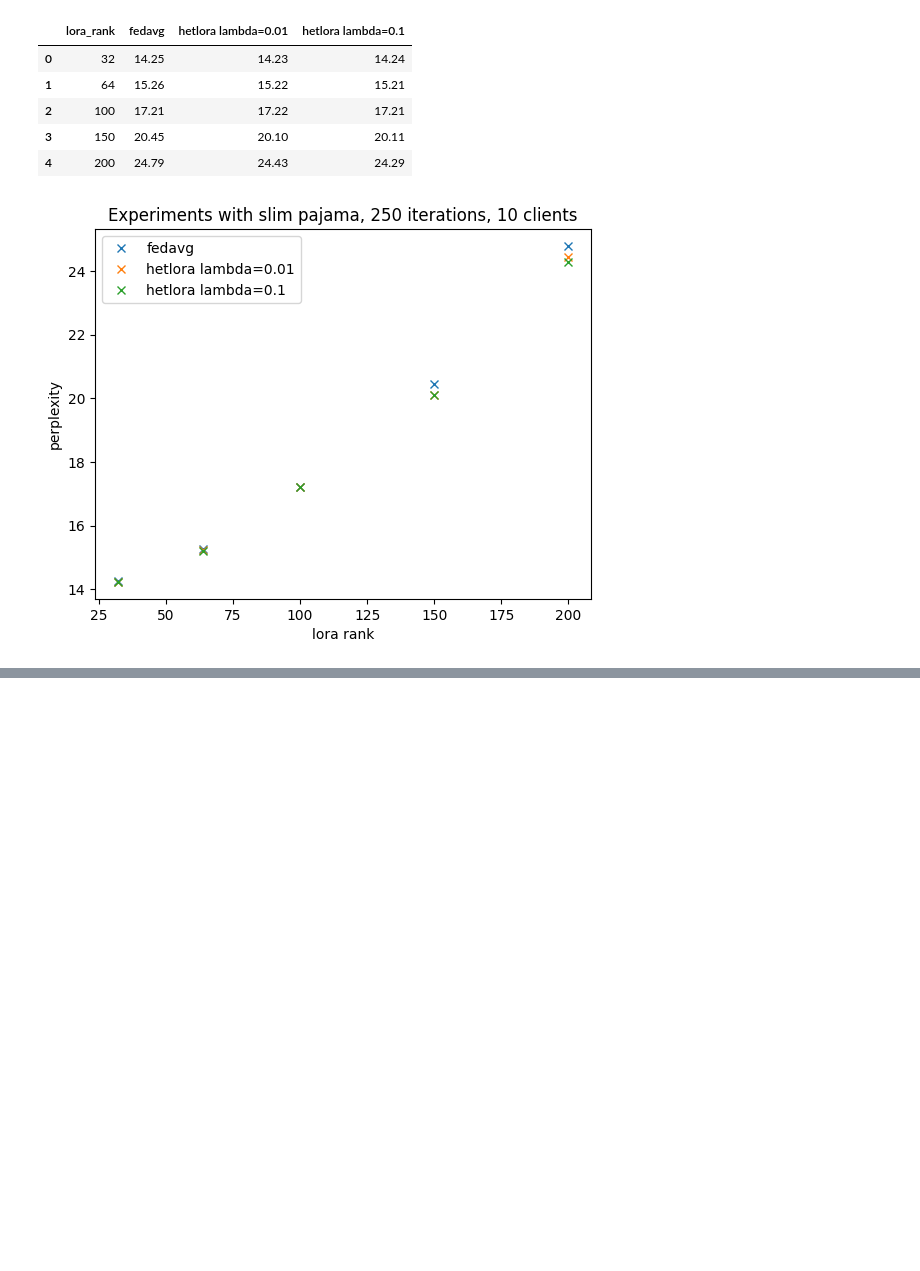
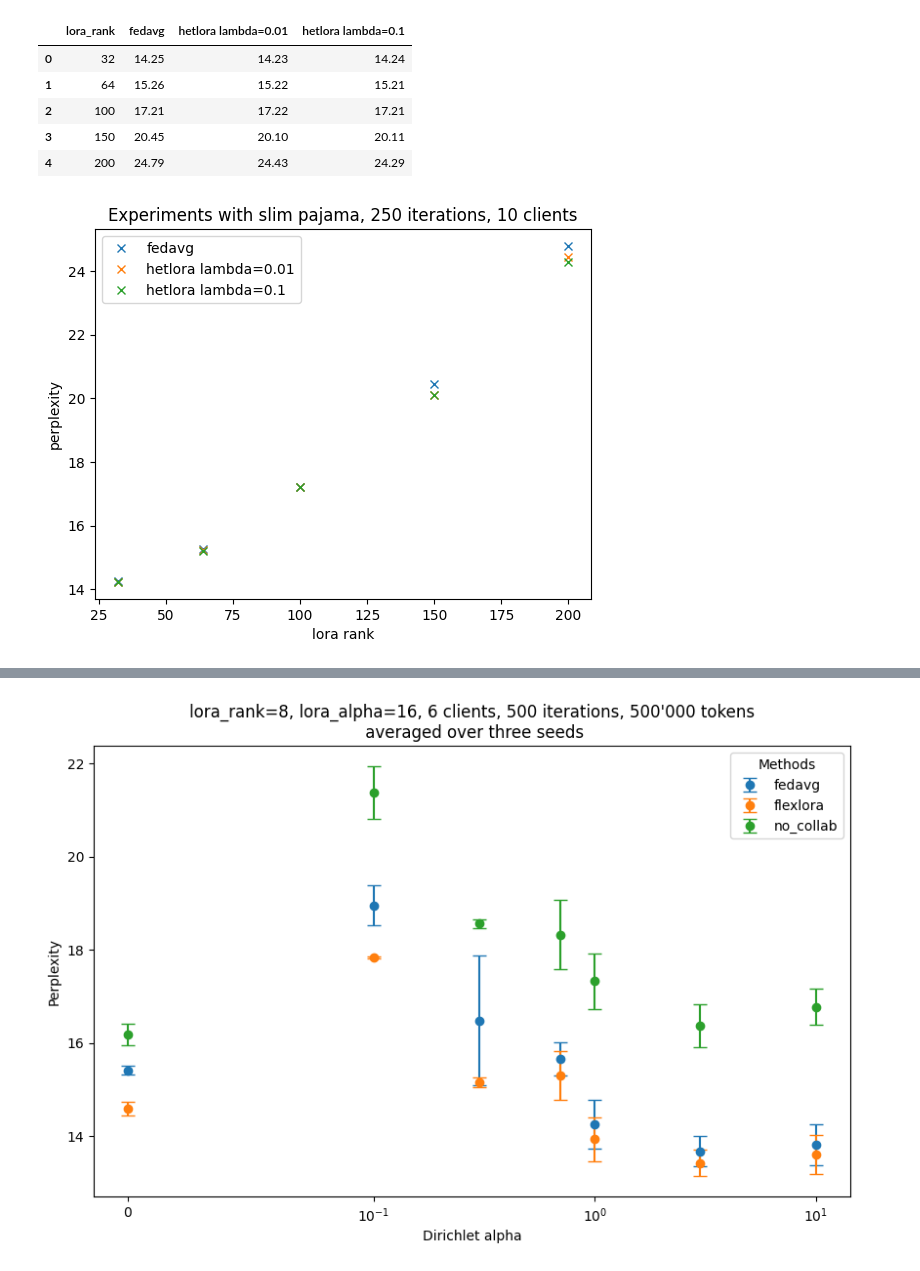
Before and after one commit to Matthew2357/project, a Jupyter notebook: first_graphs.ipynb, the cells around one changed output, grey strips where cells are left out. Saved outputs shown, nothing was run; the diff lists cells and outputs as text; code cells hidden in the pictures; blank space fills up the shorter version.

```diff
--- a/first_graphs.ipynb
+++ b/first_graphs.ipynb
@@ -254,0 +330,65 @@ plt.show()
+# %%
+import pandas as pd
+import numpy as np
+import matplotlib.pyplot as plt
+from scipy.stats import sem, norm
+
+# Data
+data_dict = {
+    0: [[15.34, 15.50, 15.39], [14.49, 14.56, 14.74], [15.96, 16.26, 16.35]],
+    0.1: [[19.37, 18.87, 18.62], [17.84, 17.82], [21.66, 21.08]],
+    0.3: [[17.89, 15.90, 15.66], [15.21, 15.10], [18.51, 18.61]],
+    0.7: [[15.70, 15.94, 15.33], [15.57, 15.04], [18.70, 17.94]],
+    1: [[13.74, 14.38, 14.64], [13.49, 13.99, 14.32], [16.93, 17.13, 17.93]],
+    3: [[13.97, 13.41, 13.64], [13.68, 13.18, 13.41], [16.73, 15.93, 16.46]],
+    10: [[13.72, 14.25, 13.48], [13.62, 13.97, 13.22], [16.97, 16.97, 16.39]],
+}
+
+# Flatten data into a DataFrame dynamically for any sublist size
+rows = []
+method_names = ['fedavg','flexlora','no_collab']
+for x, values in data_dict.items():
+    for method_index, sublist in enumerate(values, start=1):
+        for value in sublist:
+            rows.append({
+                "x": x,
+                "method": method_names[method_index - 1],
+                "value": value,
+            })
+
+df = pd.DataFrame(rows)
+
+# Compute the mean and margin of error for each x and method
+def compute_stats(group):
+    mean = np.mean(group["value"])
+    standard_error = sem(group["value"])
+    z_value = norm.ppf(0.975)  # 95% confidence level
+    margin_of_error = z_value * standard_error
+    return pd.Series({"mean": mean, "margin_of_error": margin_of_error})
+
+summary_df = df.groupby(["x", "method"]).apply(compute_stats).reset_index()
+# Plotting
+plt.figure(figsize=(10, 6))
+
+# Plot each method separately
+methods = summary_df["method"].unique()
+for method in methods:
+    method_data = summary_df[summary_df["method"] == method]
+    plt.errorbar(
+        method_data["x"],
+        method_data["mean"],
+        yerr=method_data["margin_of_error"],
+        fmt="o",
+        capsize=5,
+        label=method,
+    )
+
+plt.title("lora_rank=8, lora_alpha=16, 6 clients, 500 iterations, 500'000 tokens\n averaged over three seeds")
+plt.xlabel("Dirichlet alpha")
+plt.xscale("symlog", linthresh=0.1)
+plt.ylabel("Perplexity")
+
+plt.legend(title="Methods")
+plt.show()
+# %% [output]
+[figure, added]
```
Also changed, not shown: parts of 7 cells of this notebook, 1 other file.
